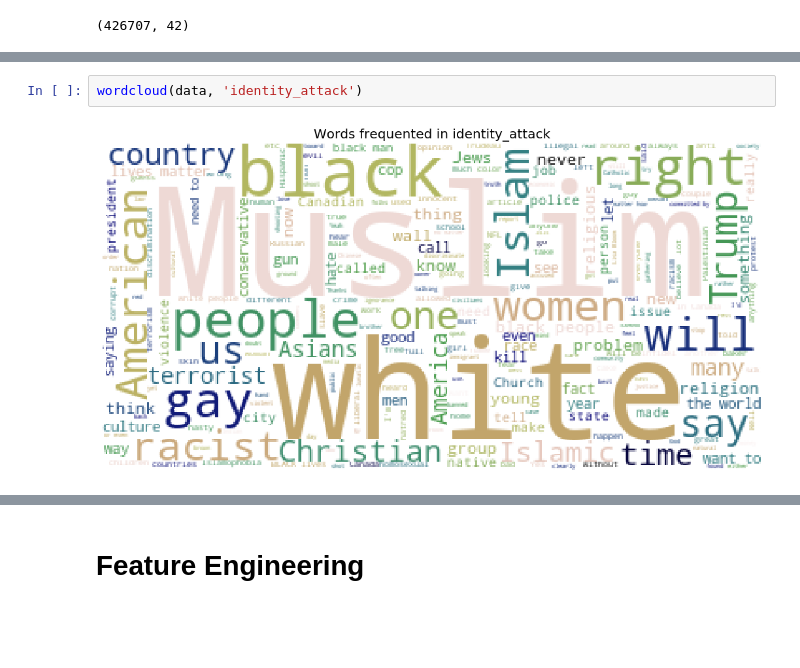
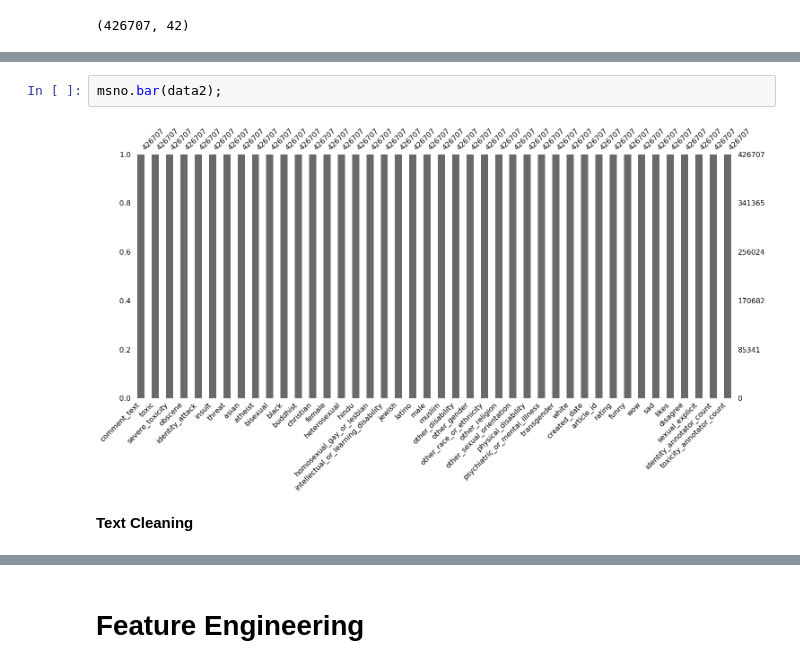
Before and after one commit to drenize/Multilingual_NLP_Classifier_Toxic_Comments, a Jupyter notebook: Toxic_Comments_EDA.ipynb, the cells around one changed output, grey strips where cells are left out. Drawn from its saved outputs; the diff is of its cells as text; blank space fills up the shorter version.

```diff
--- a/Toxic_Comments_EDA.ipynb
+++ b/Toxic_Comments_EDA.ipynb
@@ -600,4 +294,6 @@ wordcloud(data, 'insult')
-# %%
-wordcloud(data, 'identity_attack')
-# %% [output]
-[figure, removed]
+# %%
+msno.bar(data2);
+# %% [output]
+[figure, added]
+# %% [markdown]
+**Text Cleaning**
```
Also changed, not shown: parts of 117 cells of this notebook.
